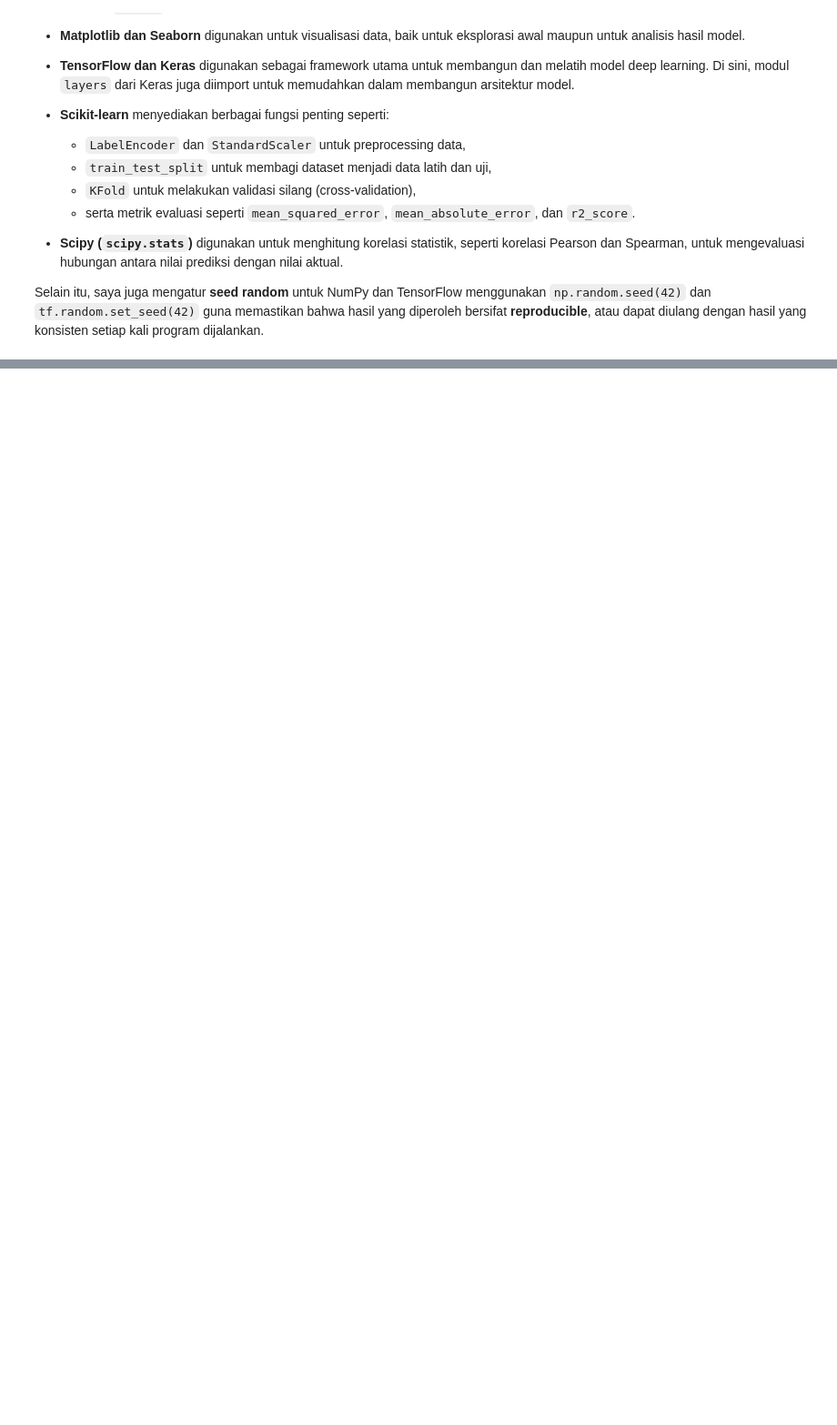
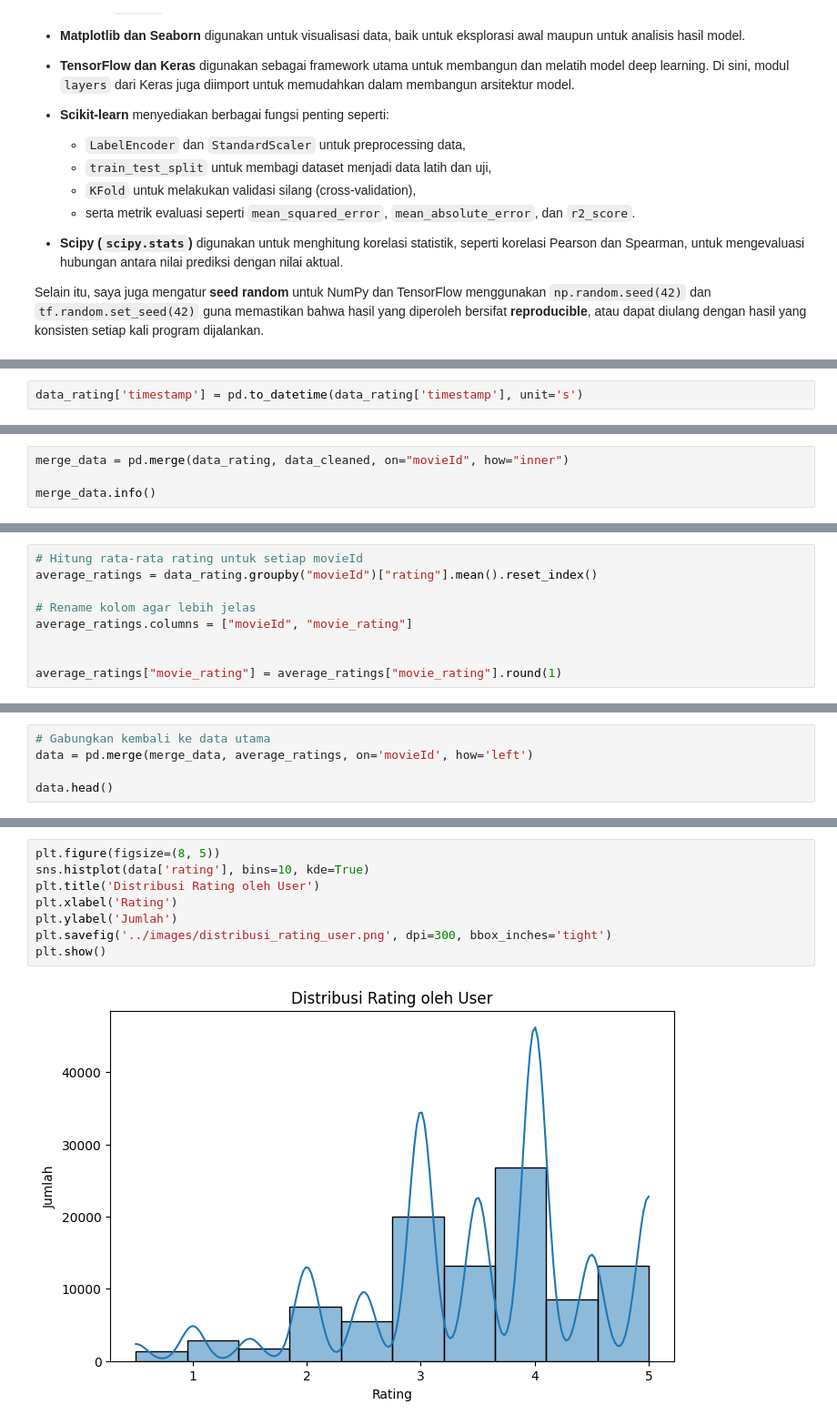
Before and after one commit to aldyNaufal/movie-recommendation-system, a Jupyter notebook: notebook/main.ipynb, the cells around one changed output, grey strips where cells are left out. Shown at 91% size. Cells and saved outputs as stored; diff of their text form; blank space fills up the shorter version.

```diff
--- a/notebook/main.ipynb
+++ b/notebook/main.ipynb
@@ -34,0 +149,2 @@ Selain itu, saya juga mengatur **seed random** untuk NumPy dan TensorFlow menggu
+# %%
+data_rating['timestamp'] = pd.to_datetime(data_rating['timestamp'], unit='s')
@@ -34,0 +192,4 @@ Selain itu, saya juga mengatur **seed random** untuk NumPy dan TensorFlow menggu
+# %%
+merge_data = pd.merge(data_rating, data_cleaned, on="movieId", how="inner")
+
+merge_data.info()
@@ -34,0 +234,9 @@ Selain itu, saya juga mengatur **seed random** untuk NumPy dan TensorFlow menggu
+# %%
+# Hitung rata-rata rating untuk setiap movieId
+average_ratings = data_rating.groupby("movieId")["rating"].mean().reset_index()
+
+# Rename kolom agar lebih jelas
+average_ratings.columns = ["movieId", "movie_rating"]
+
+
+average_ratings["movie_rating"] = average_ratings["movie_rating"].round(1)
@@ -34,0 +245,5 @@ Selain itu, saya juga mengatur **seed random** untuk NumPy dan TensorFlow menggu
+# %%
+# Gabungkan kembali ke data utama
+data = pd.merge(merge_data, average_ratings, on='movieId', how='left')
+
+data.head()
@@ -34,0 +299,10 @@ Selain itu, saya juga mengatur **seed random** untuk NumPy dan TensorFlow menggu
+# %%
+plt.figure(figsize=(8, 5))
+sns.histplot(data['rating'], bins=10, kde=True)
+plt.title('Distribusi Rating oleh User')
+plt.xlabel('Rating')
+plt.ylabel('Jumlah')
+plt.savefig('../images/distribusi_rating_user.png', dpi=300, bbox_inches='tight')
+plt.show()
+# %% [output]
+[figure, added]
```
Also changed, not shown: parts of 51 cells of this notebook, 4 other files.
